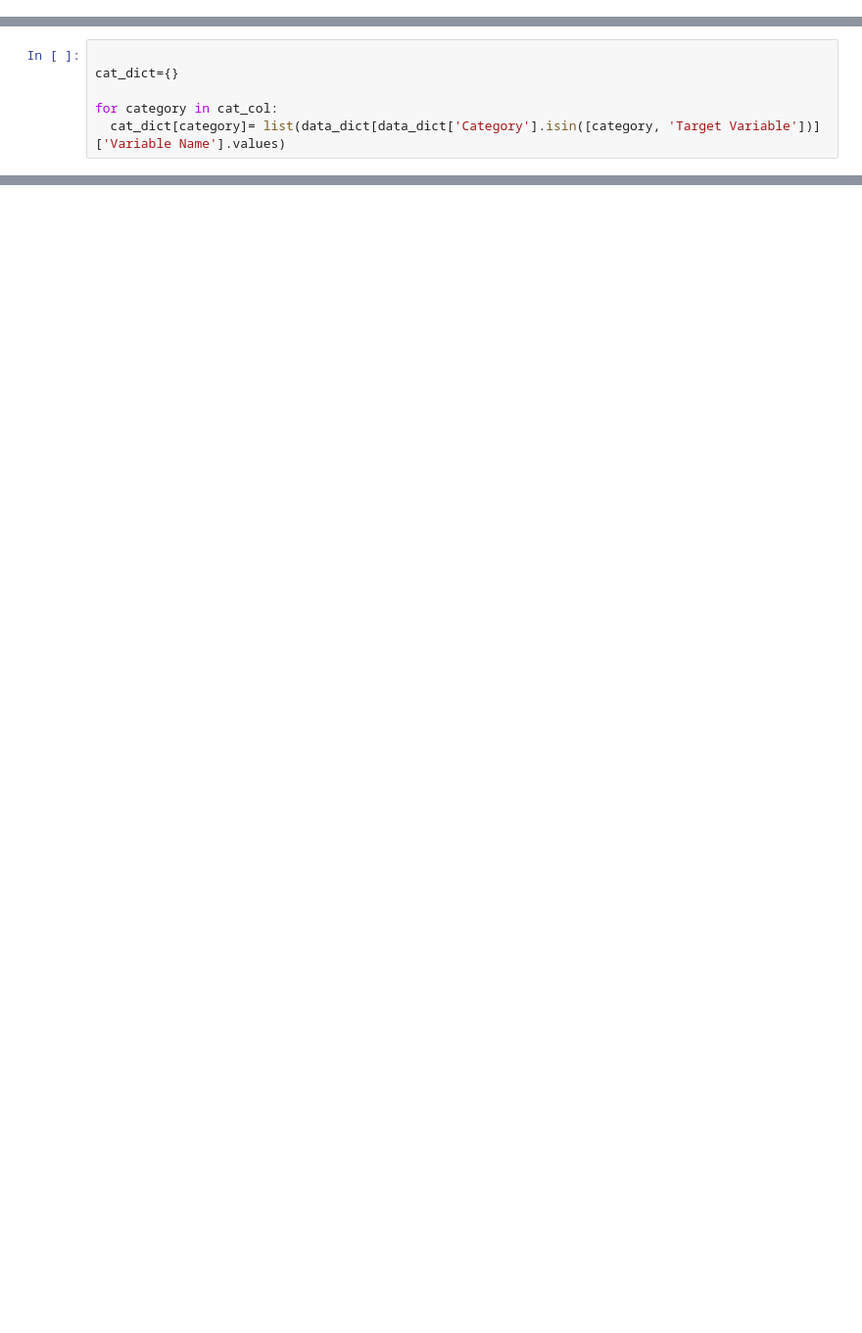
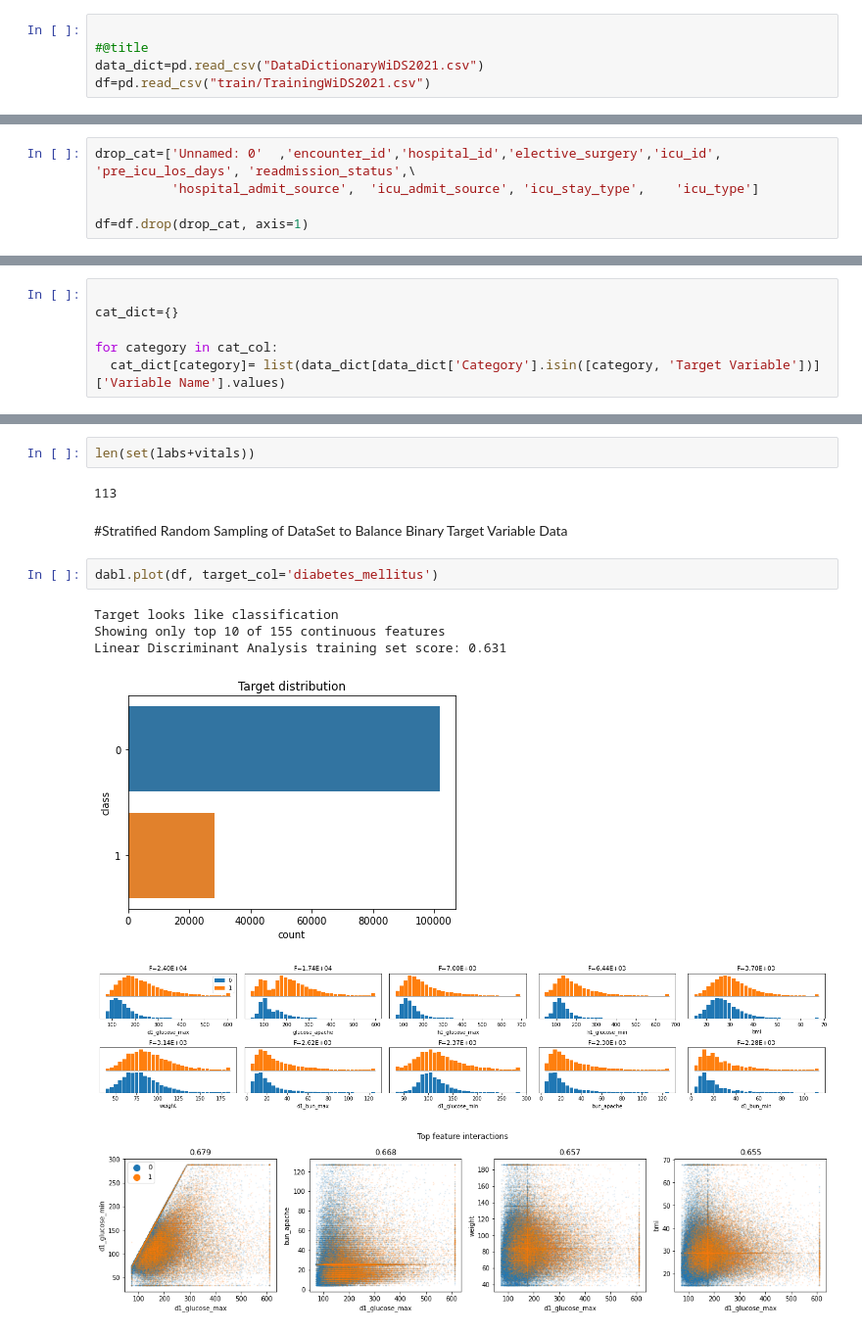
Before and after one commit to K-Hebel/WiDS_Chi, a Jupyter notebook: Exploratory_Analysis.ipynb, the cells around one changed output, grey strips where cells are left out. Shown at 98% size. Saved outputs shown, nothing was run; the diff lists cells and outputs as text; blank space fills up the shorter version.

```diff
--- a/Exploratory_Analysis.ipynb
+++ b/Exploratory_Analysis.ipynb
@@ -44,0 +99,5 @@ target_def
+# %%
+
+#@title
+data_dict=pd.read_csv("DataDictionaryWiDS2021.csv")
+df=pd.read_csv("train/TrainingWiDS2021.csv")
@@ -44,0 +137,5 @@ target_def
+# %%
+drop_cat=['Unnamed: 0'	,'encounter_id','hospital_id','elective_surgery','icu_id',	'pre_icu_los_days',	'readmission_status',\
+          'hospital_admit_source',	'icu_admit_source',	'icu_stay_type',	'icu_type']
+
+df=df.drop(drop_cat, axis=1)
@@ -234,0 +190,15 @@ diabetic_ethnicity
+# %%
+len(set(labs+vitals))
+# %% [output]
+113
+# %% [markdown]
+#Stratified Random Sampling of DataSet to Balance Binary Target Variable Data
+# %%
+dabl.plot(df, target_col='diabetes_mellitus')
+# %% [output]
+Target looks like classification
+Showing only top 10 of 155 continuous features
+Linear Discriminant Analysis training set score: 0.631
+[figure, added]
+[figure, added]
+[figure, added]
```
Also changed, not shown: parts of 107 cells of this notebook.
